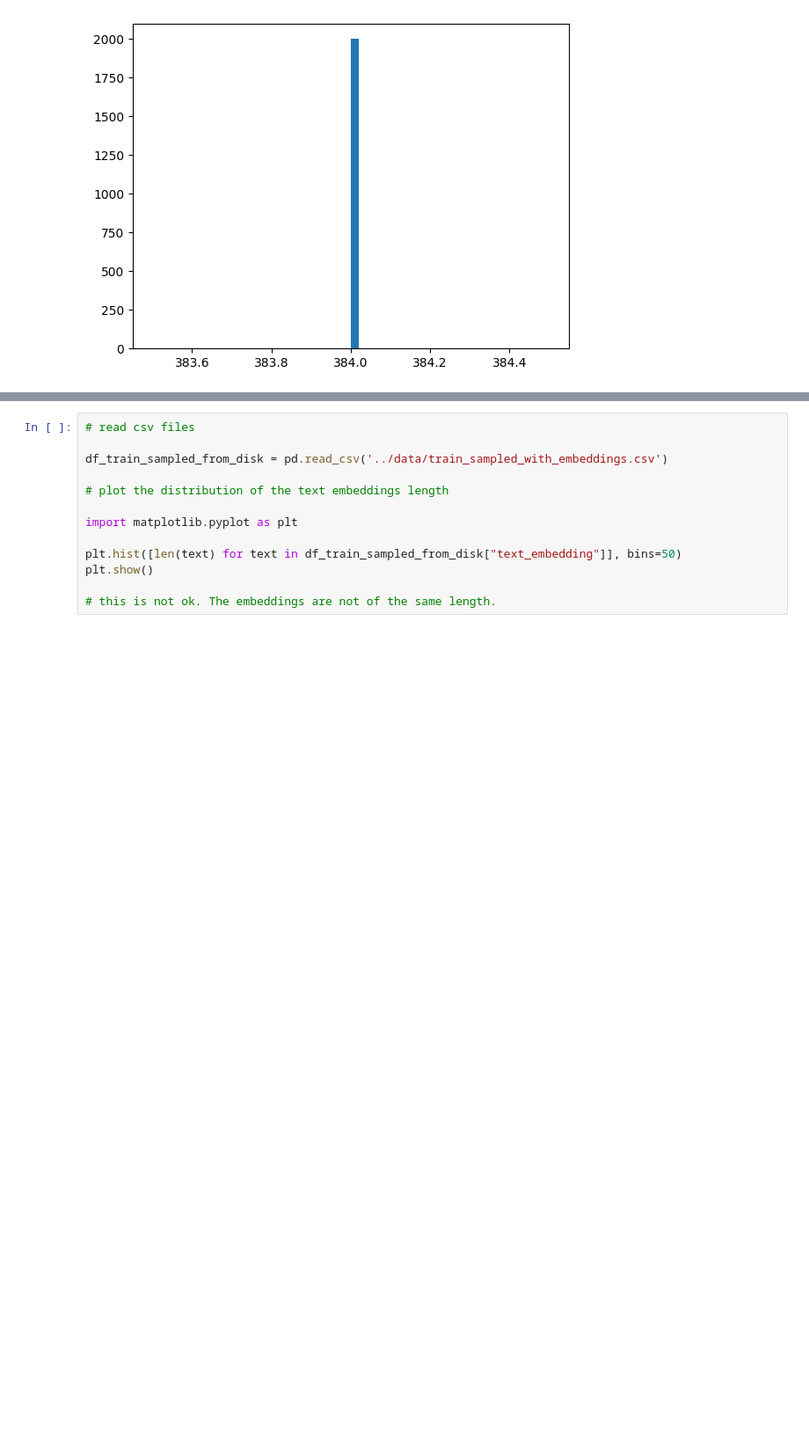
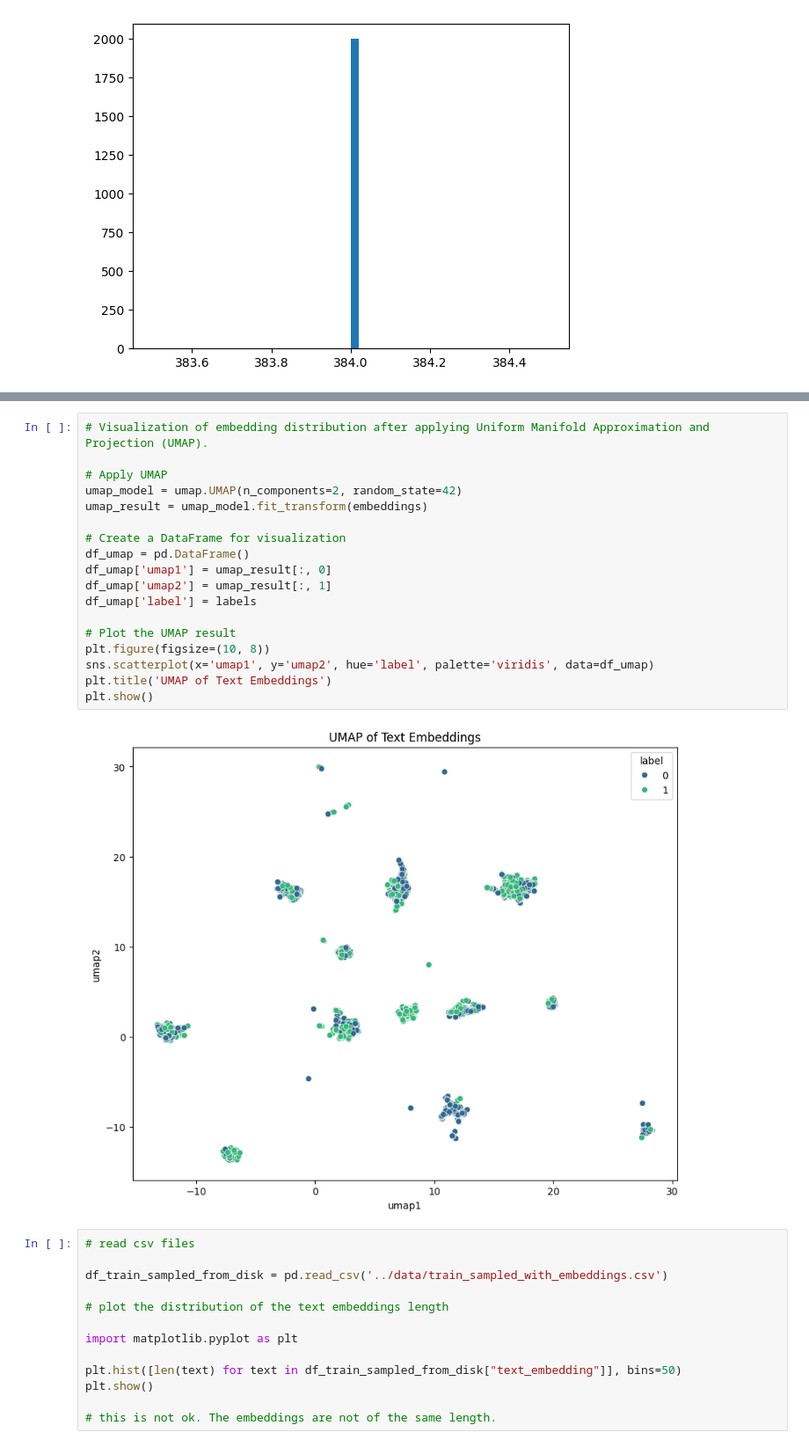
Before and after one commit to eduardooliveiraps/prompt-injection-detection, a Jupyter notebook: notebooks/generate-embeddings.ipynb, the cells around one changed output, grey strips where cells are left out. Shown at 88% size. Cells and saved outputs as stored; diff of their text form; blank space fills up the shorter version.

```diff
--- a/notebooks/generate-embeddings.ipynb
+++ b/notebooks/generate-embeddings.ipynb
@@ -119,3 +187,23 @@ logging.info("Saved the datasets with embeddings to CSV files")
+# %%
+# Visualization of embedding distribution after applying Uniform Manifold Approximation and Projection (UMAP).
+
+# Apply UMAP
+umap_model = umap.UMAP(n_components=2, random_state=42)
+umap_result = umap_model.fit_transform(embeddings)
+
+# Create a DataFrame for visualization
+df_umap = pd.DataFrame()
+df_umap['umap1'] = umap_result[:, 0]
+df_umap['umap2'] = umap_result[:, 1]
+df_umap['label'] = labels
+
+# Plot the UMAP result
+plt.figure(figsize=(10, 8))
+sns.scatterplot(x='umap1', y='umap2', hue='label', palette='viridis', data=df_umap)
+plt.title('UMAP of Text Embeddings')
+plt.show()
+# %% [output]
+[figure, added]
 # %%
 # read csv files
 
```
Also changed, not shown: parts of 9 cells of this notebook, 1 other file.
